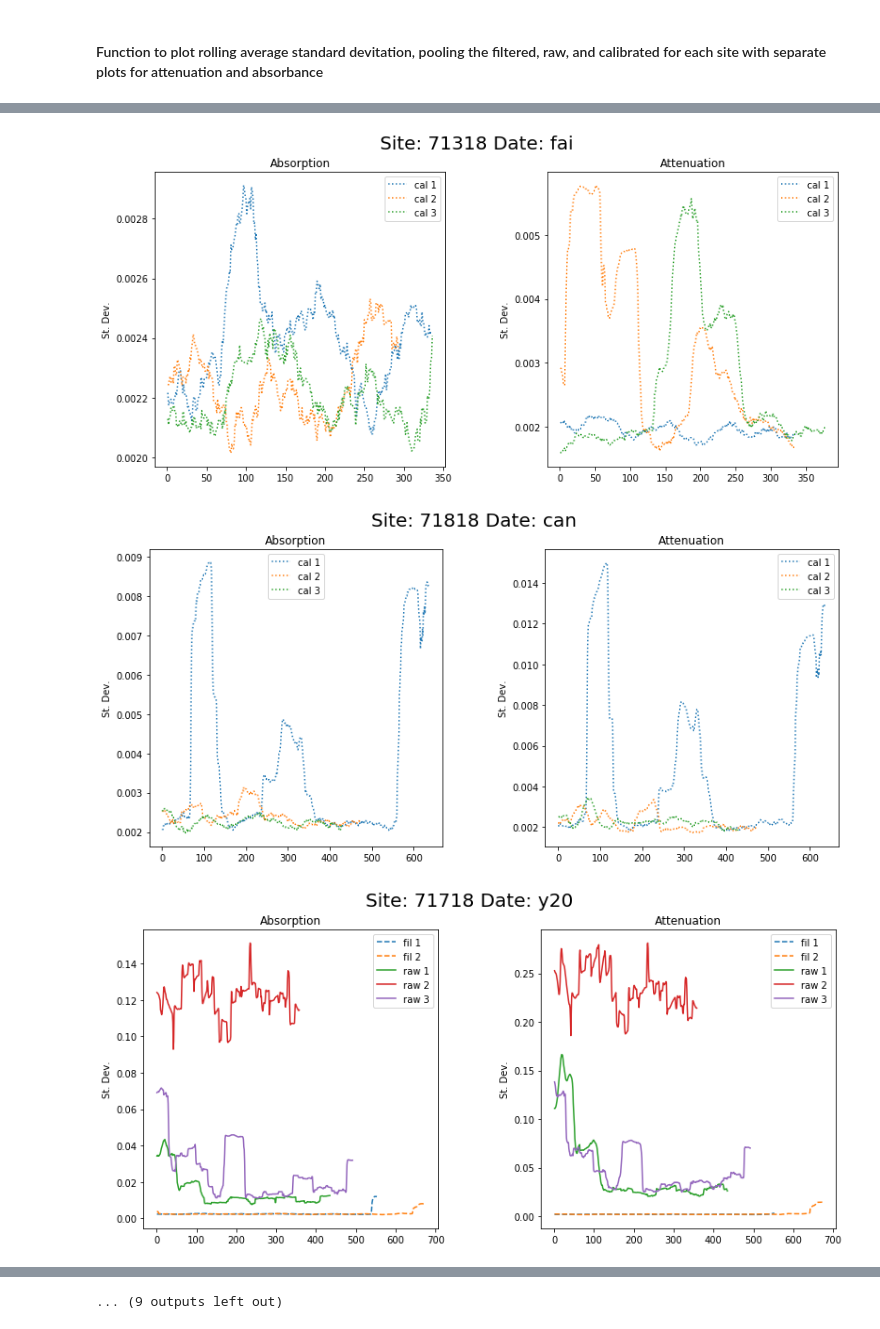
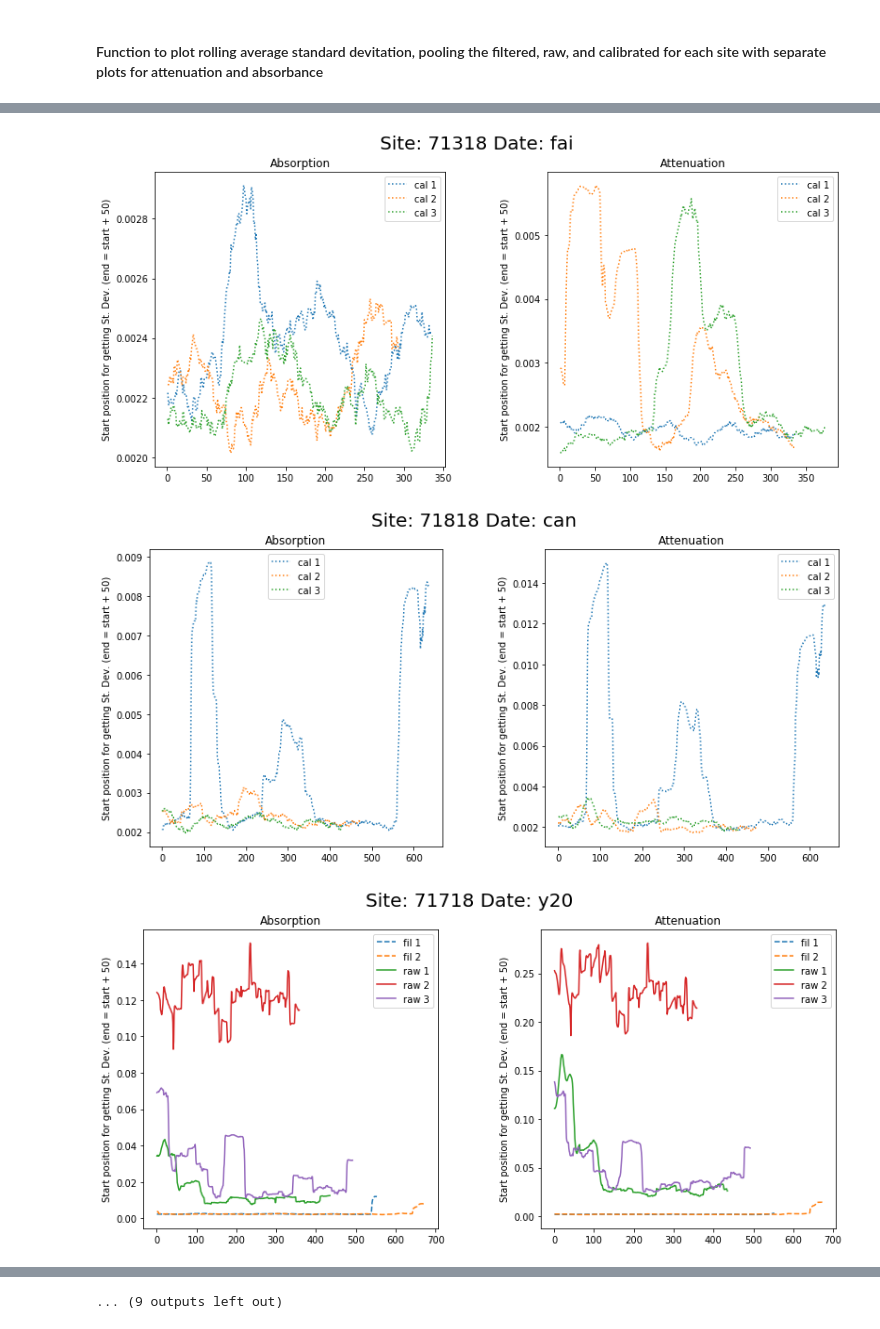
Before and after one commit to catherinekuhn/FreshwatersOpticsToolkit, a Jupyter notebook: Code/Step1_ABOVE_AC9_summarize_raw_files.ipynb, the cells around one changed output, grey strips where cells are left out. Drawn from its saved outputs; the diff is of its cells as text; code cells hidden in the pictures.

```diff
--- a/Code/Step1_ABOVE_AC9_summarize_raw_files.ipynb
+++ b/Code/Step1_ABOVE_AC9_summarize_raw_files.ipynb
@@ -127,6 +136,7 @@ df.to_csv(metadata_updated_filepath, sep='\t',index=False)
 metadata = pd.read_csv(metadata_updated_filepath, skiprows=0, delimiter= '\t')
 cleaned_raw_file_path = []
 averaged_file_path = []
+conf = []
 
 for file_path in metadata['Raw_File_Path']:
 # brings in file
@@ -193,6 +203,7 @@ for file_path in metadata['Raw_File_Path']:
     a_std  = df_a[wl_a_sorted].std(axis=0)          ; c_std  = df_c[wl_c_sorted].std(axis=0)
     a_median = df_a[wl_a_sorted].median(axis=0)     ; c_median = df_c[wl_c_sorted].median(axis=0)
     a_var = df_a[wl_a_sorted].var(axis=0)           ; c_var = df_c[wl_c_sorted].var(axis=0)
+    a_conf = mean_confidence_interval(df_a[wl_a_sorted]) ; c_conf = mean_confidence_interval(df_c[wl_c_sorted])
 
     # Computing IQR
     a_Q1 = df_a[wl_a_sorted].quantile(0.25)         ; c_Q1 = df_c[wl_c_sorted].quantile(0.25)
@@ -217,17 +228,20 @@ for file_path in metadata['Raw_File_Path']:
 
     # make a new dataframe from the summary statistics and export
     if analysis_type == 'a':
+        conf.append(a_conf)
         df_a.to_csv(cleaned_raw_outputdir, sep='\t',index=False)
         output_df = pd.DataFrame([wl_a_sorted, a_mean, a_std, a_median, a_var, a_IQR]).swapaxes(0,1)
         output_df.columns = ('wl', 'a_mean', 'a_std', 'a_median', 'a_var','a_IQR')
         output_df.to_csv(outputdir, sep='\t',index=False)
     else:
+        conf.append(c_conf)
         df_c.to_csv(cleaned_raw_outputdir, sep='\t',index=False)
         output_df = pd.DataFrame([wl_c_sorted, c_mean, c_std, c_median, c_var, c_IQR]).swapaxes(0,1)
         output_df.columns = ('wl', 'c_mean', 'c_std', 'c_median', 'c_var','c_IQR')
         output_df.to_csv(outputdir, sep='\t',index=False)
 metadata['Cleaned_raw_file_path'] = cleaned_raw_file_path
 metadata['Averaged_file_path'] = averaged_file_path
+metadata['Conf'] = [max(i) for i in conf]
 metadata.to_csv(metadata_updated_filepath, sep='\t',index=False)
 # %% [markdown]
 ### Graphing standard deviations over time
@@ -234,3 +250,6 @@ metadata.to_csv(metadata_updated_filepath, sep='\t',index=False)
+# %%
+### Pick a size of window over which to calculate standard deviation
+window_size = 50
 # %% [markdown]
 #### Read in metadata
 # %%
@@ -250,7 +269,7 @@ def get_std_means(filepath_to_csv, window_size):
 # %% [markdown]
 #### Function to plot rolling average standard devitation, pooling the filtered, raw, and calibrated for each site with separate plots for attenuation and absorbance
 # %%
-def plotting_rolling_avg(list_of_lists, title='Title'):
+def plotting_rolling_avg(list_of_lists, window, title='Title'):
     labels_list = []
     for mylist in list_of_lists:
             repname = mylist[0]
@@ -263,7 +282,8 @@ def plotting_rolling_avg(list_of_lists, title='Title'):
                 linestyle = ':'
             plt.plot('time','mean',data=mylist[1],label=repname,linestyle=linestyle)
             #plt.scatter('wl', 'a_mean', data = df)
-    plt.ylabel('St. Dev.')
+    myylabel = 'Start position for getting St. Dev. (end = start + %s)' % window
+    plt.ylabel(myylabel)
     plt.title(title)
     plt.legend(labels_list)
     return plt
@@ -279,7 +299,7 @@ for index, row in metadata.iterrows():
     repname = row['Sample_Type']+' '+str(row['Rep'])
     if SiteDate not in file_dict:
         file_dict[SiteDate] = {'a':[], 'c':[]}
-    std_dataframe = get_std_means(Filepath,50)
+    std_dataframe = get_std_means(Filepath,window_size)
     if Analysis_Type == 'a':
         file_dict[SiteDate]['a'].append([repname,std_dataframe])
     if Analysis_Type == 'c':
@@ -287,22 +311,22 @@ for index, row in metadata.iterrows():
 # %%
 sample_types = {'fil':"Filtered",'raw':'Unfiltered (Raw)','cal':"Calibration"}
 abs_types = {'a':'Absorption','c':'Attenuation'}
 types_list = ['a','c']
 
 for i in file_dict:
     Date_all, Site_all = i.split('_')
     plt.subplots(1, 2, figsize=(12, 5.5))
     count = 0
     for j in types_list:
         count += 1
         plt.subplot(1, 2, count)
-        my_plot = plotting_rolling_avg(file_dict[i][j], title=abs_types[j])
+        my_plot = plotting_rolling_avg(file_dict[i][j], title=abs_types[j], window = window_size)
         #dict_of_sampleids_and_plots[sampleid] = my_plot
     plt.subplots_adjust(top=0.88, bottom=0.08, left=0.10, right=0.95, hspace=0.25,
                     wspace=0.35)
     my_plot.suptitle('Site: '+Site_all+' '+'Date: '+Date_all, fontsize=20)
     my_plot.show()
 # %% [output]
-[figure, old version]
+[figure, new version]
-[figure, old version]
+[figure, new version]
-[figure, old version]
+[figure, new version]
```
Also changed, not shown: parts of 8 cells of this notebook, 2 other files.
